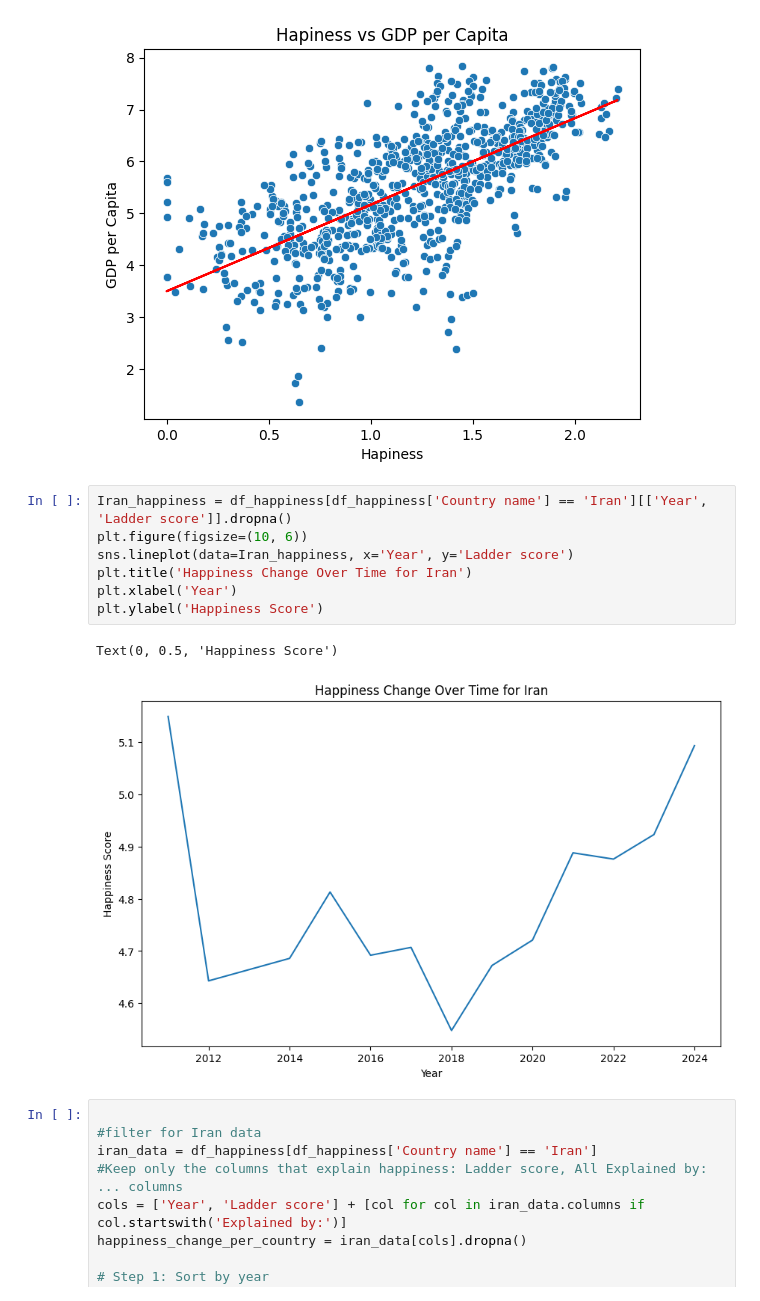
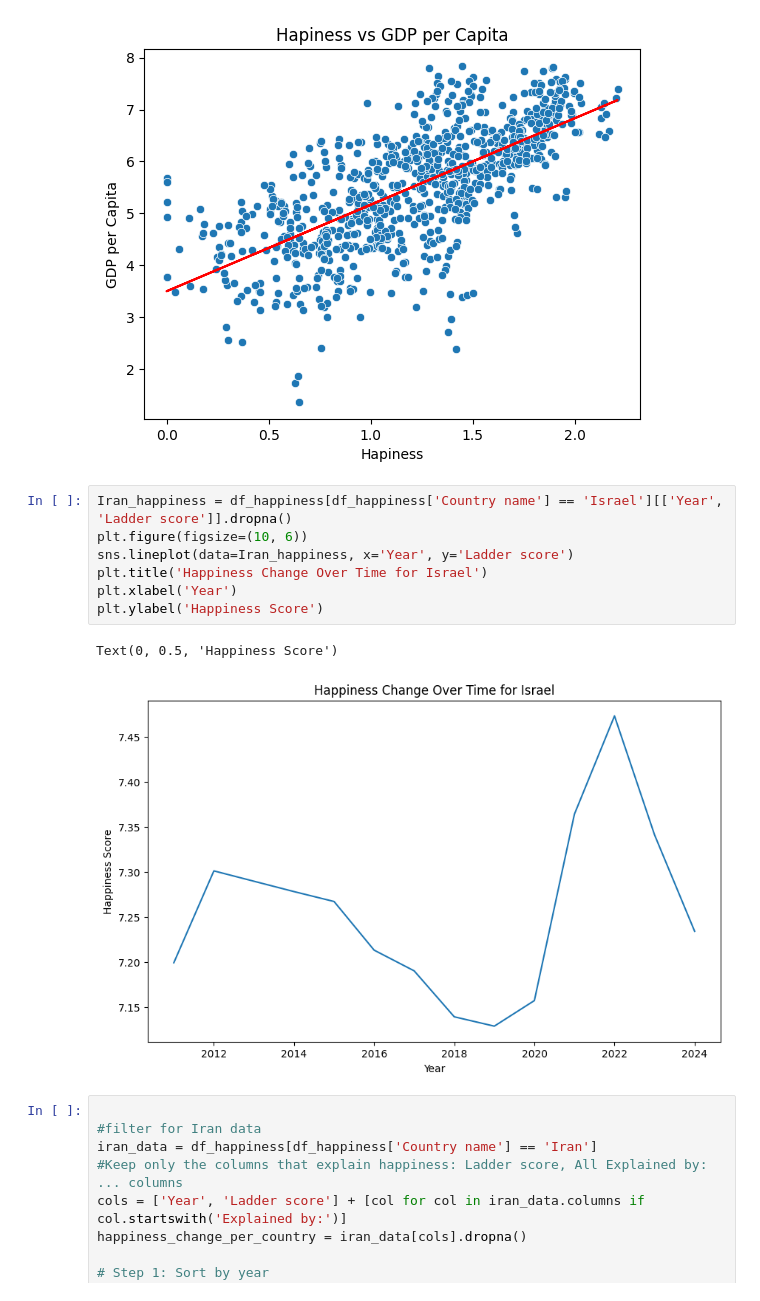
Before and after one commit to Ramin1989/Gallup_data_analysis, a Jupyter notebook: main.ipynb, the cells around one changed output. Cells and saved outputs as stored; diff of their text form.

```diff
--- a/main.ipynb
+++ b/main.ipynb
@@ -140,15 +140,15 @@ plt.ylabel('GDP per Capita')
 Text(0, 0.5, 'GDP per Capita')
 [figure]
 # %%
-Iran_happiness = df_happiness[df_happiness['Country name'] == 'Iran'][['Year', 'Ladder score']].dropna()
+Iran_happiness = df_happiness[df_happiness['Country name'] == 'Israel'][['Year', 'Ladder score']].dropna()
 plt.figure(figsize=(10, 6))
 sns.lineplot(data=Iran_happiness, x='Year', y='Ladder score')
-plt.title('Happiness Change Over Time for Iran')
+plt.title('Happiness Change Over Time for Israel')
 plt.xlabel('Year')
 plt.ylabel('Happiness Score')
 # %% [output]
 Text(0, 0.5, 'Happiness Score')
-[figure, old version]
+[figure, new version]
 # %%
 
 #filter for Iran data
```
Also changed, not shown: parts of 3 cells of this notebook, 1 other file.
